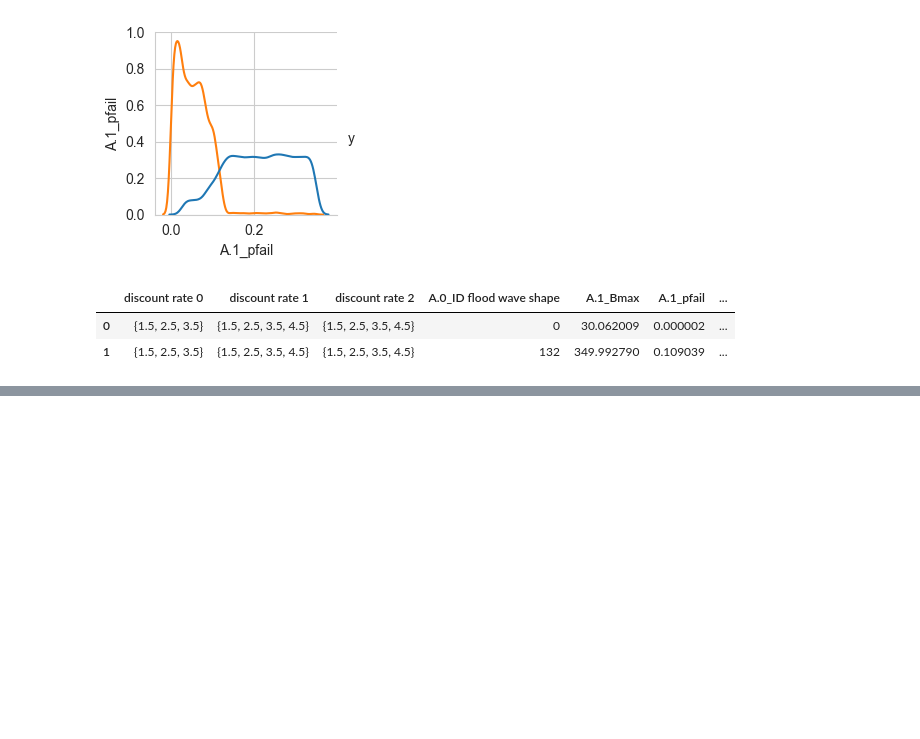
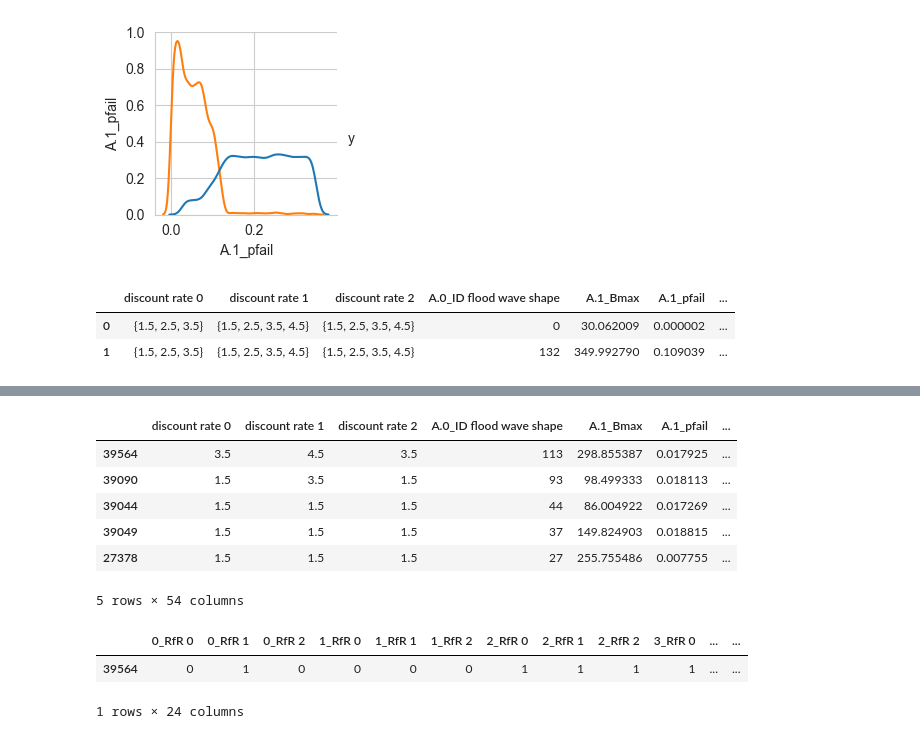
Before and after one commit to pherfkens/PROJECT_MBDM_GROUP1, a Jupyter notebook: final assignment/vulnerability_testing.ipynb, the cells around one changed output, grey strips where cells are left out. Cells and saved outputs as stored; diff of their text form; code cells hidden in the pictures; blank space fills up the shorter version.

```diff
--- a/final assignment/vulnerability_testing.ipynb
+++ b/final assignment/vulnerability_testing.ipynb
@@ -325,0 +355,25 @@ limits
+# %%
+combined_df_new_sorted = combined_df_new.sort_values(by='composite_ooi', ascending=False)
+# %%
+combined_df_new_sorted.head()
+# %% [output]
+|  | discount rate 0 | discount rate 1 | discount rate 2 | A.0_ID flood wave shape | A.1_Bmax | A.1_pfail | ... |
+| 39564 | 3.5 | 4.5 | 3.5 | 113 | 298.855387 | 0.017925 | ... |
+| 39090 | 1.5 | 3.5 | 1.5 | 93 | 98.499333 | 0.018113 | ... |
+| 39044 | 1.5 | 1.5 | 1.5 | 44 | 86.004922 | 0.017269 | ... |
+| 39049 | 1.5 | 1.5 | 1.5 | 37 | 149.824903 | 0.018815 | ... |
+| 27378 | 1.5 | 1.5 | 1.5 | 27 | 255.755486 | 0.007755 | ... |
+5 rows × 54 columns
+# %%
+experiments[(experiments['scenario'] == 15749) & (experiments['policy'] == 3)][[
+    '0_RfR 0', '0_RfR 1', '0_RfR 2', '1_RfR 0',
+    '1_RfR 1', '1_RfR 2', '2_RfR 0', '2_RfR 1', '2_RfR 2', '3_RfR 0',
+    '3_RfR 1', '3_RfR 2', '4_RfR 0', '4_RfR 1', '4_RfR 2',
+    'EWS_DaysToThreat', 'A.1_DikeIncrease 0', 'A.1_DikeIncrease 1',
+    'A.1_DikeIncrease 2', 'A.2_DikeIncrease 0', 'A.2_DikeIncrease 1',
+    'A.2_DikeIncrease 2', 'scenario', 'policy'
+]]
+# %% [output]
+|  | 0_RfR 0 | 0_RfR 1 | 0_RfR 2 | 1_RfR 0 | 1_RfR 1 | 1_RfR 2 | 2_RfR 0 | 2_RfR 1 | 2_RfR 2 | 3_RfR 0 | ... | ... |
+| 39564 | 0 | 1 | 0 | 0 | 0 | 0 | 1 | 1 | 1 | 1 | ... | ... |
+1 rows × 24 columns
```
Also changed, not shown: parts of 22 cells of this notebook, 2 other files.
